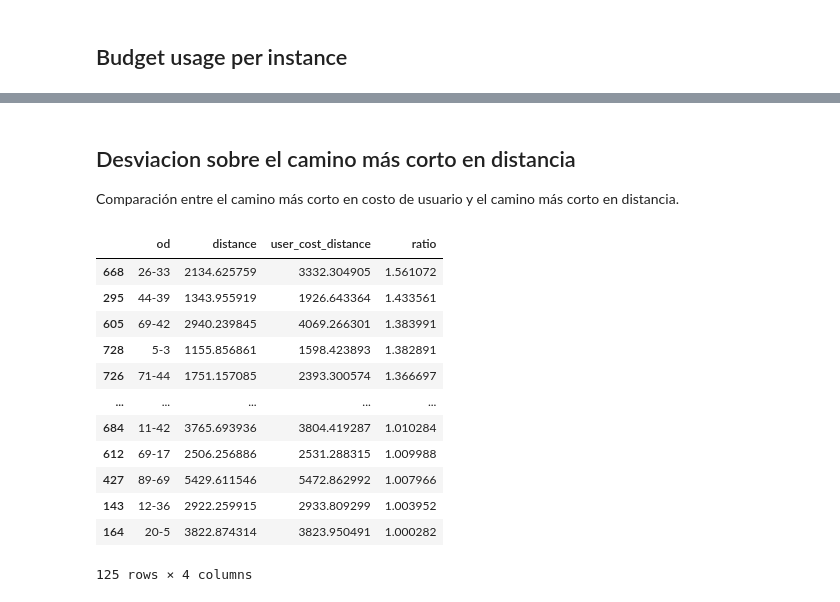
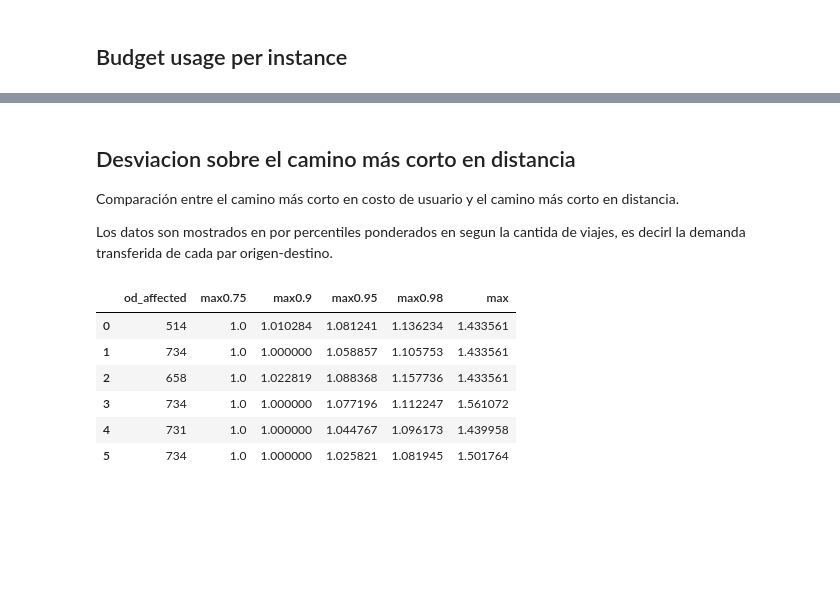
Before and after one commit to joaquinco/bicycle-network-design, a Jupyter notebook: notebooks/Montevideo.ipynb, the cells around one changed output, grey strips where cells are left out. Saved outputs shown, nothing was run; the diff lists cells and outputs as text; code cells hidden in the pictures; blank space fills up the shorter version.

```diff
--- a/notebooks/Montevideo.ipynb
+++ b/notebooks/Montevideo.ipynb
@@ -120,6 +120,8 @@ bdf[['name', 'total_length'] + infra_length_columns]
 ## Desviacion sobre el camino más corto en distancia
 
 Comparación entre el camino más corto en costo de usuario y el camino más corto en distancia.
+
+Los datos son mostrados en por percentiles ponderados en segun la cantida de viajes, es decirl la demanda transferida de cada par origen-destino.
 # %%
 def get_shortest_path_cmp(model, solution):
     data = []
@@ -145,20 +190,16 @@ def get_shortest_path_cmp(model, solution):
     return pd.DataFrame(data)
 # %%
 dfs = [get_shortest_path_cmp(*instance) for instance in instances]
-# %%
-df = dfs[0]
-df[df.ratio > 1.00].sort_values(by=['ratio'], ascending=False)
-# %% [output]
-|  | od | distance | user_cost_distance | ratio |
-| 668 | 26-33 | 2134.625759 | 3332.304905 | 1.561072 |
-| 295 | 44-39 | 1343.955919 | 1926.643364 | 1.433561 |
-| 605 | 69-42 | 2940.239845 | 4069.266301 | 1.383991 |
-| 728 | 5-3 | 1155.856861 | 1598.423893 | 1.382891 |
-| 726 | 71-44 | 1751.157085 | 2393.300574 | 1.366697 |
-| ... | ... | ... | ... | ... |
-| 684 | 11-42 | 3765.693936 | 3804.419287 | 1.010284 |
-| 612 | 69-17 | 2506.256886 | 2531.288315 | 1.009988 |
-| 427 | 89-69 | 5429.611546 | 5472.862992 | 1.007966 |
-| 143 | 12-36 | 2922.259915 | 2933.809299 | 1.003952 |
-| 164 | 20-5 | 3822.874314 | 3823.950491 | 1.000282 |
-125 rows × 4 columns
+# %%
+aggdf = build_agg_dataset(dfs, percentiles=[0.75, 0.90, 0.95, 0.98])
+
+aggdf = aggdf.set_index('name').reindex(index=bdf.name).reset_index()
+aggdf[[c for c in aggdf.columns if c != 'name']]
+# %% [output]
+|  | od_affected | max0.75 | max0.9 | max0.95 | max0.98 | max |
+| 0 | 514 | 1.0 | 1.010284 | 1.081241 | 1.136234 | 1.433561 |
+| 1 | 734 | 1.0 | 1.000000 | 1.058857 | 1.105753 | 1.433561 |
+| 2 | 658 | 1.0 | 1.022819 | 1.088368 | 1.157736 | 1.433561 |
+| 3 | 734 | 1.0 | 1.000000 | 1.077196 | 1.112247 | 1.561072 |
+| 4 | 731 | 1.0 | 1.000000 | 1.044767 | 1.096173 | 1.439958 |
+| 5 | 734 | 1.0 | 1.000000 | 1.025821 | 1.081945 | 1.501764 |
```
Also changed, not shown: parts of 1 cell of this notebook, 1 other file.
